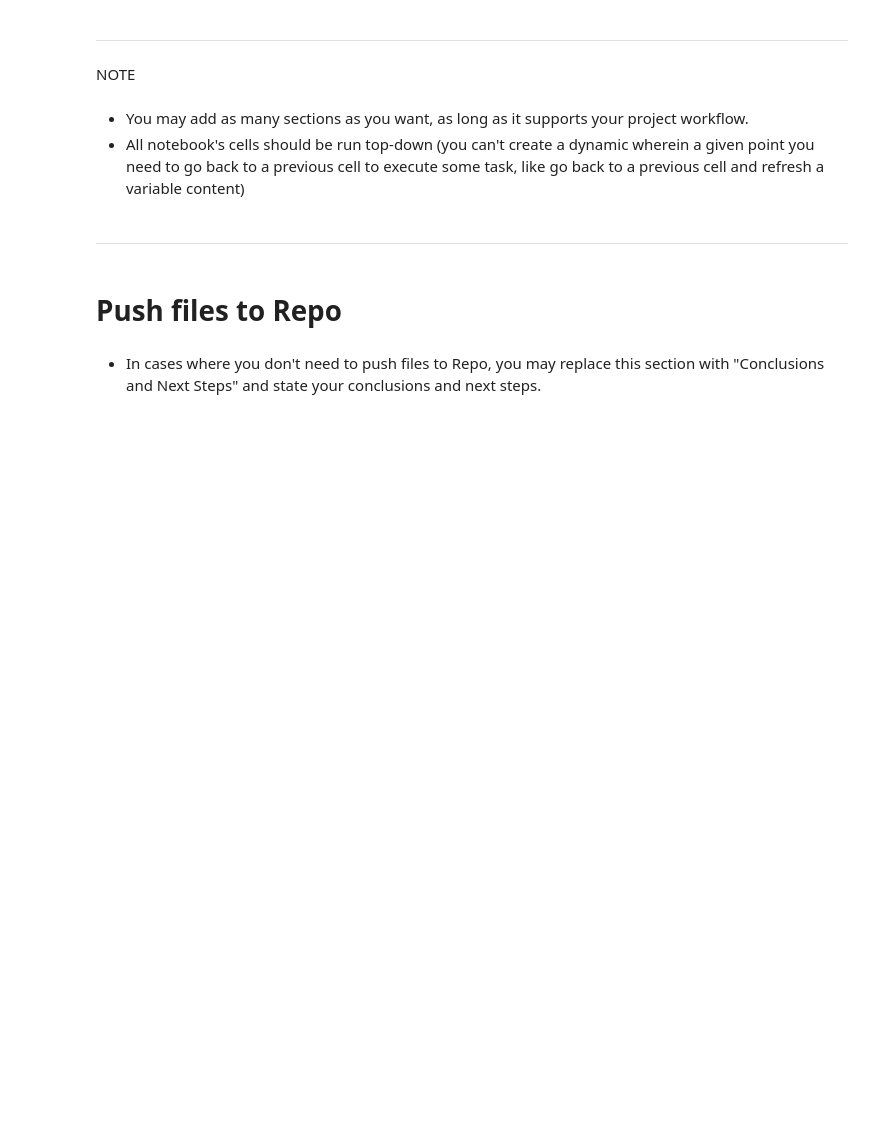
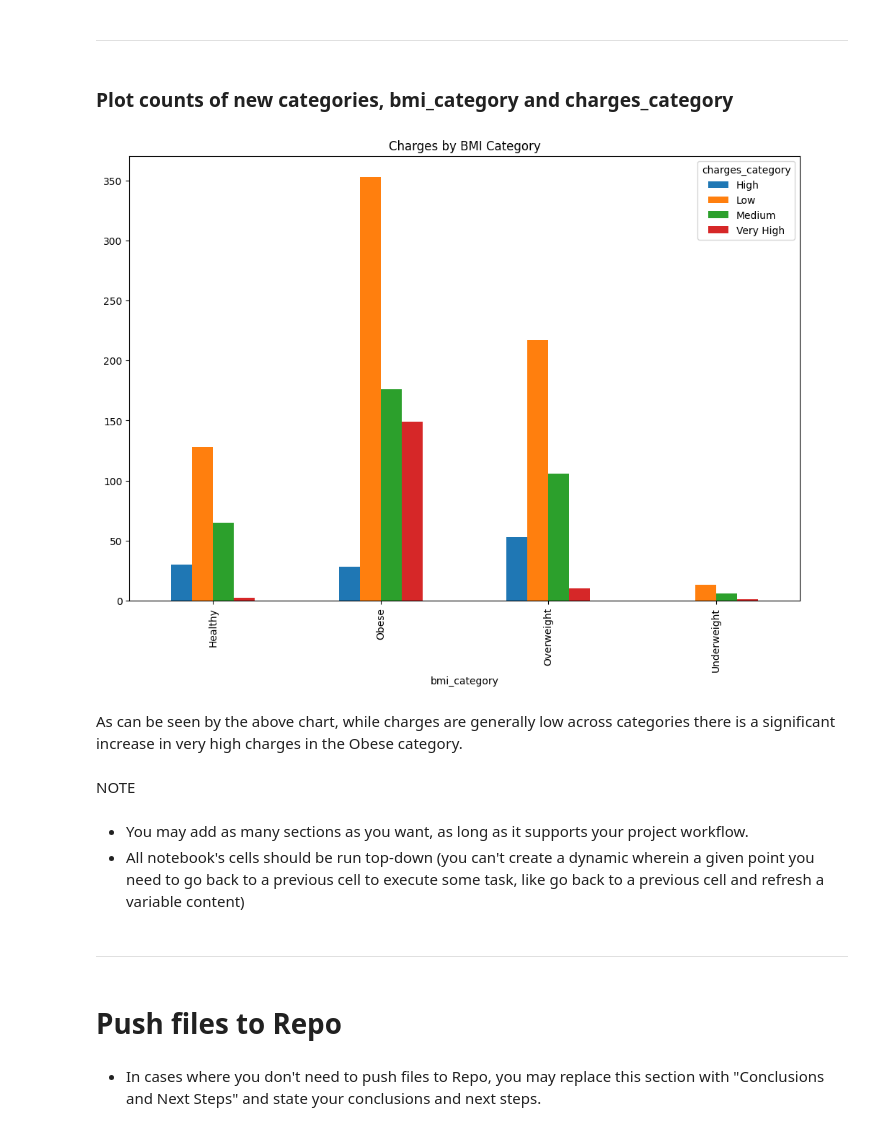
Before and after one commit to Mikeecee1/HealthInsuranceAnalysis, a Jupyter notebook: jupyter_notebooks/Extraction.ipynb, the cells around one changed output. Drawn from its saved outputs; the diff is of its cells as text; code cells hidden in the pictures; blank space fills up the shorter version.

Commit message:
added bar chart showing charges classification against BMI classification

```diff
--- a/jupyter_notebooks/Extraction.ipynb
+++ b/jupyter_notebooks/Extraction.ipynb
@@ -157,6 +201,15 @@ raw_df.head()
 | 4 | 32 | male | 28.880 | 0 | no | northwest | 3866.85520 | Overweight | Low |
 # %% [markdown]
 ---
+# %% [markdown]
+### Plot counts of new categories, bmi_category and charges_category
+# %%
+#plot bmi_category and charges_category
+plot = raw_df[['bmi_category', 'charges_category']].value_counts().unstack().plot(kind='bar', figsize=(12,8),title="Charges by BMI Category")
+# %% [output]
+[figure, added]
+# %% [markdown]
+As can be seen by the above chart, while charges are generally low across categories there is a significant increase in very high charges in the Obese category.
 # %% [markdown]
 NOTE
 # %% [markdown]
```
Also changed, not shown: parts of 7 cells of this notebook.
